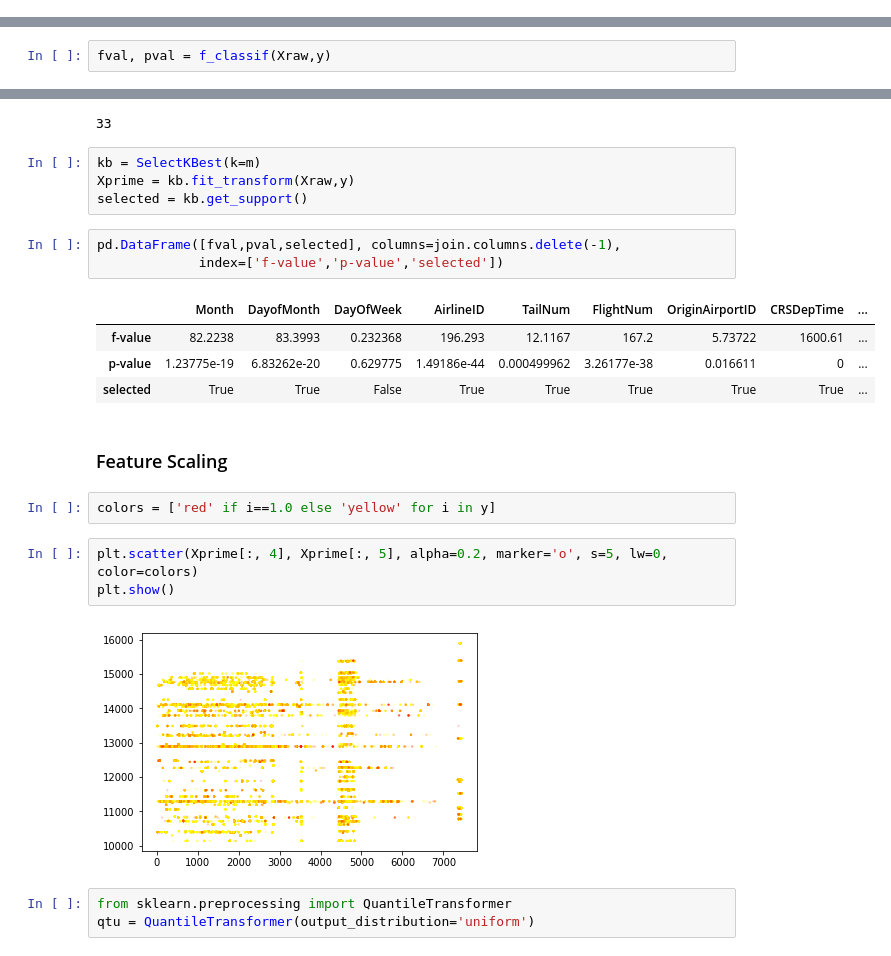
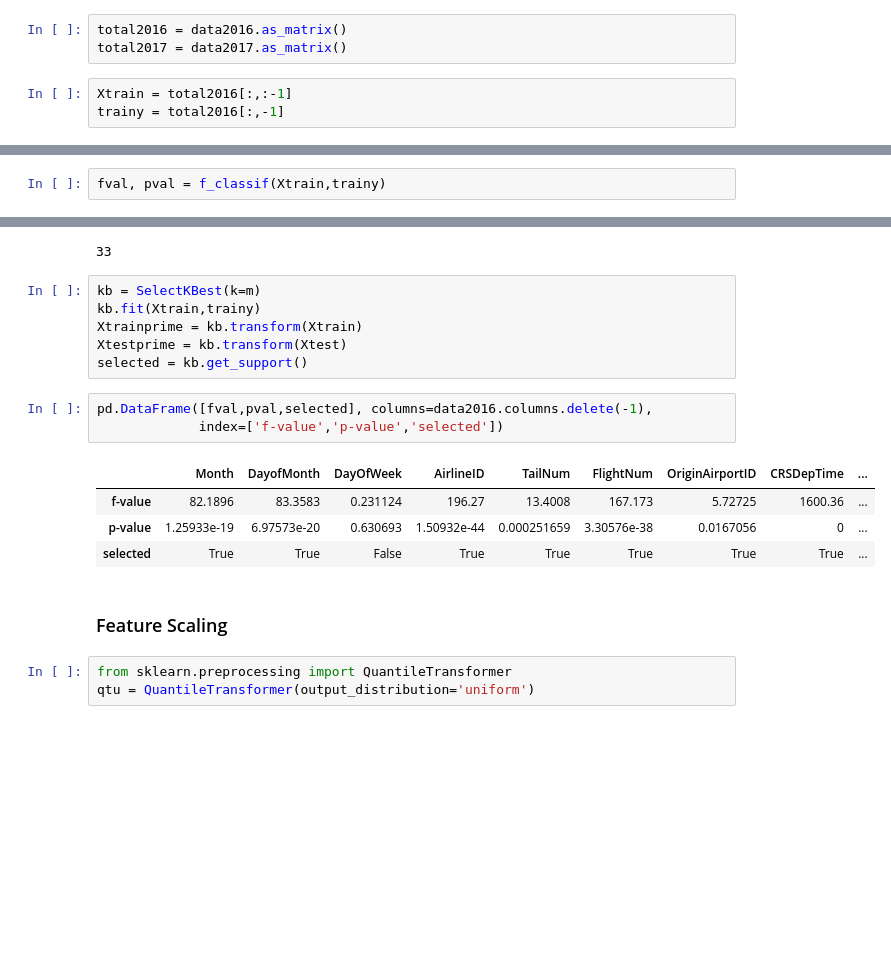
Before and after one commit to leong1016/Flight-Delay-Prediction-with-Synoptic-Data, a Jupyter notebook: 2016pred2017.ipynb, the cells around one changed output, grey strips where cells are left out. Saved outputs shown, nothing was run; the diff lists cells and outputs as text; blank space fills up the shorter version.

```diff
--- a/pred_toslc.ipynb
+++ b/2016pred2017.ipynb
@@ -465,0 +466,6 @@ y = total[:,-1]
+# %%
+total2016 = data2016.as_matrix()
+total2017 = data2017.as_matrix()
+# %%
+Xtrain = total2016[:,:-1]
+trainy = total2016[:,-1]
@@ -471,7 +480,7 @@ Although we preselected some features that might affect flight operation by the
 from sklearn.feature_selection import f_classif
 from sklearn.feature_selection import SelectKBest
 # %%
-fval, pval = f_classif(Xraw,y)
+fval, pval = f_classif(Xtrain,trainy)
 # %%
 m = (pval<0.1).sum()
 m
@@ -479,25 +488,20 @@ m
 33
 # %%
 kb = SelectKBest(k=m)
-Xprime = kb.fit_transform(Xraw,y)
+kb.fit(Xtrain,trainy)
+Xtrainprime = kb.transform(Xtrain)
+Xtestprime = kb.transform(Xtest)
 selected = kb.get_support()
 # %%
-pd.DataFrame([fval,pval,selected], columns=join.columns.delete(-1),
+pd.DataFrame([fval,pval,selected], columns=data2016.columns.delete(-1),
              index=['f-value','p-value','selected'])
 # %% [output]
 |  | Month | DayofMonth | DayOfWeek | AirlineID | TailNum | FlightNum | OriginAirportID | CRSDepTime | ... |
-| f-value | 82.2238 | 83.3993 | 0.232368 | 196.293 | 12.1167 | 167.2 | 5.73722 | 1600.61 | ... |
-| p-value | 1.23775e-19 | 6.83262e-20 | 0.629775 | 1.49186e-44 | 0.000499962 | 3.26177e-38 | 0.016611 | 0 | ... |
+| f-value | 82.1896 | 83.3583 | 0.231124 | 196.27 | 13.4008 | 167.173 | 5.72725 | 1600.36 | ... |
+| p-value | 1.25933e-19 | 6.97573e-20 | 0.630693 | 1.50932e-44 | 0.000251659 | 3.30576e-38 | 0.0167056 | 0 | ... |
 | selected | True | True | False | True | True | True | True | True | ... |
 # %% [markdown]
 ### Feature Scaling
-# %%
-colors = ['red' if i==1.0 else 'yellow' for i in y]
-# %%
-plt.scatter(Xprime[:, 4], Xprime[:, 5], alpha=0.2, marker='o', s=5, lw=0, color=colors)
-plt.show()
-# %% [output]
-[figure, removed]
 # %%
 from sklearn.preprocessing import QuantileTransformer
 qtu = QuantileTransformer(output_distribution='uniform')
```
Also changed, not shown: parts of 50 cells of this notebook, 2 other files.
